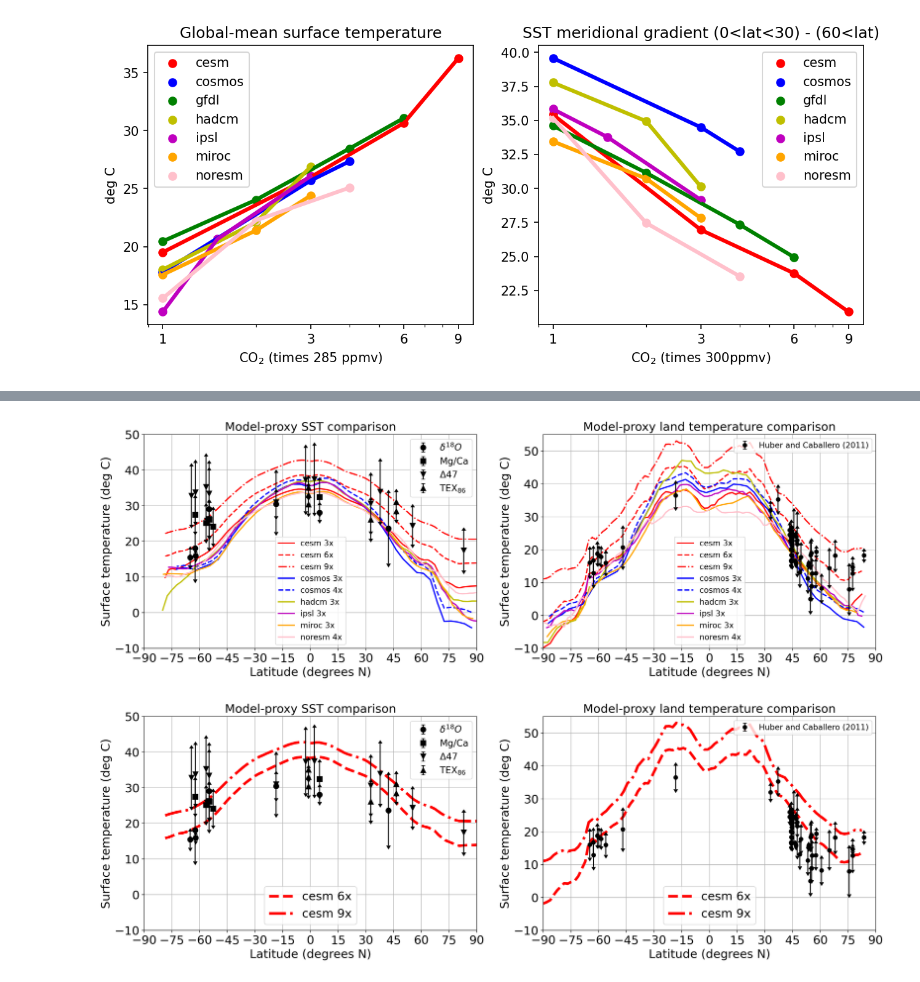
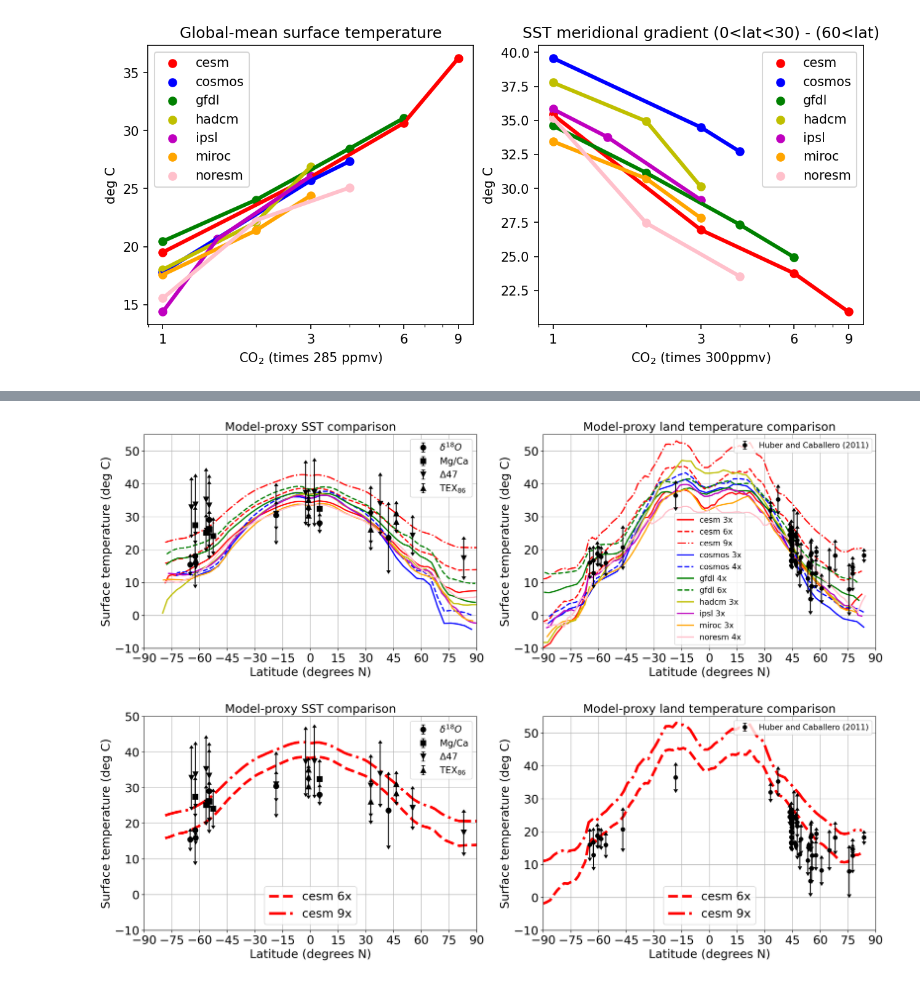
Before and after one commit to matthewjhenry/eocene, a Jupyter notebook: eocene_deepmip.ipynb, the cells around one changed output, grey strips where cells are left out. Drawn from its saved outputs; the diff is of its cells as text; code cells hidden in the pictures.

```diff
--- a/eocene_deepmip.ipynb
+++ b/eocene_deepmip.ipynb
@@ -397,8 +389,8 @@ ax1 = fig.add_subplot(121)
 (cesm_9x_ts.ts-273).where(cesm_sftlf.sftlf<0.1).mean(('lon','month')).plot(lw=2,c='r',ls='-.',label='cesm 9x')
 (cosmos_3x_ts.ts.mean('time')-273).where(cosmos_sftlf.sftlf.mean('time')<0.1).mean(('lon')).plot(lw=2,c='b',ls='-',label='cosmos 3x')
 (cosmos_4x_ts.ts.mean('time')-273).where(cosmos_sftlf.sftlf.mean('time')<0.1).mean(('lon')).plot(lw=2,c='b',ls='--',label='cosmos 4x')
-# (gfdl_4x_ts.ts-273).where(gfdl_sftlf.sftlf<0.1).mean(('lon','time')).plot(lw=2,c='g',ls='-',label='gfdl 4x')
-# (gfdl_6x_ts.ts-273).where(gfdl_sftlf.sftlf<0.1).mean(('lon','time')).plot(lw=2,c='g',ls='--',label='gfdl 6x')
+(gfdl_4x_ts.ts-273).where(gfdl_sftlf.sftlf.values<0.1).mean(('lon','time')).plot(lw=2,c='g',ls='-',label='gfdl 4x')
+(gfdl_6x_ts.ts-273).where(gfdl_sftlf.sftlf.values<0.1).mean(('lon','time')).plot(lw=2,c='g',ls='--',label='gfdl 6x')
 (hadcm_3x_ts.ts-273).where(hadcm_sftlf.sftlf<0.1).mean(('longitude','t')).plot(lw=2,c='y',ls='-',label='hadcm 3x')
 (ipsl_3x_ts.ts-273).where(ipsl_sftlf.sftlf<0.1).mean(('lon','time_counter')).plot(lw=2,c='m',ls='-',label='ipsl 3x')
 (miroc_3x_ts.ts.mean('time')-273).where(miroc_sftlf.sftlf.mean('time')<0.1).mean(('lon')).plot(lw=2,c='orange',ls='-',label='miroc 3x')
@@ -411,47 +403,47 @@ err3 = plt.errorbar(x=proxy.Paleolat_herold.where(proxy.Type==4),y=proxy.SST,yer
 
 plt.grid()
 leg1 = plt.legend([err0, err1, err2, err3], ['$\delta^{18}O$','Mg/Ca','$\Delta 47$','TEX$_{86}$'],loc='best',fontsize=14)
-plt.legend(loc='lower center',fontsize=12)
+# plt.legend(loc='lower center',fontsize=12)
 ax1.add_artist(leg1)
 plt.title('Model-proxy SST comparison',fontsize=18)
 plt.xticks(np.linspace(-90,90,13),fontsize=18)
 plt.yticks(np.linspace(-10,50,7),fontsize=18)
 plt.xlim([-90,90])
-plt.ylim([-10,50])
+plt.ylim([-10,55])
 plt.ylabel('Surface temperature (deg C)',fontsize=18)
 plt.xlabel('Latitude (degrees N)',fontsize=18)
 
 proxy = pd.read_csv('./../data_eocene/Huber_data.csv',header=None).T.to_xarray()
 
 ax2 = fig.add_subplot(122)
 (cesm_3x_ts.ts-273).where(cesm_sftlf.sftlf>0.1).mean(('lon','month')).plot(lw=2,c='r',ls='-',label='cesm 3x')
 (cesm_6x_ts.ts-273).where(cesm_sftlf.sftlf>0.1).mean(('lon','month')).plot(lw=2,c='r',ls='--',label='cesm 6x')
 (cesm_9x_ts.ts-273).where(cesm_sftlf.sftlf>0.1).mean(('lon','month')).plot(lw=2,c='r',ls='-.',label='cesm 9x')
 (cosmos_3x_ts.ts.mean('time')-273).where(cosmos_sftlf.mean('time').sftlf>0.1).mean(('lon')).plot(lw=2,c='b',ls='-',label='cosmos 3x')
 (cosmos_4x_ts.ts.mean('time')-273).where(cosmos_sftlf.mean('time').sftlf>0.1).mean(('lon')).plot(lw=2,c='b',ls='--',label='cosmos 4x')
-# (gfdl_4x_ts.ts-273).where(gfdl_sftlf.sftlf>0).mean(('lon','time')).plot(lw=1,c='g',ls='-',label='gfdl 4x')
-# (gfdl_6x_ts.ts-273).where(gfdl_sftlf.sftlf>0).mean(('lon','time')).plot(lw=1,c='g',ls='--',label='gfdl 6x')
+(gfdl_4x_ts.ts-273).where(gfdl_sftlf.sftlf.values>0).mean(('lon','time')).plot(lw=2,c='g',ls='-',label='gfdl 4x')
+(gfdl_6x_ts.ts-273).where(gfdl_sftlf.sftlf.values>0).mean(('lon','time')).plot(lw=2,c='g',ls='--',label='gfdl 6x')
 (hadcm_3x_ts.ts-273).where(hadcm_sftlf.sftlf>0.1).mean(('longitude','t')).plot(lw=2,c='y',ls='-',label='hadcm 3x')
 (ipsl_3x_ts.ts-273).where(ipsl_sftlf.sftlf>0.1).mean(('lon','time_counter')).plot(lw=2,c='m',ls='-',label='ipsl 3x')
 (miroc_3x_ts.ts.mean('time')-273).where(miroc_sftlf.mean('time').sftlf>0.1).mean(('lon')).plot(lw=2,c='orange',ls='-',label='miroc 3x')
 (noresm_4x_ts.ts-273).where(noresm_sftlf.sftlf>0.1).mean(('lon','time')).plot(lw=2,c='pink',ls='-',label='noresm 4x')
 
 err = plt.errorbar(x=proxy[0].values,y=proxy[2].values,yerr=proxy[3].values,fmt='o',c='k',markersize=6,zorder=11,uplims=True, lolims=True)
 
 plt.grid()
 leg2 = plt.legend([err], ['Huber and Caballero (2011)'],loc='upper right',fontsize=12)
 plt.legend(loc='lower center',fontsize=12)
 ax2.add_artist(leg2)
 plt.title('Model-proxy land temperature comparison',fontsize=18)
 plt.xticks(np.linspace(-90,90,13),fontsize=18)
 plt.yticks(np.linspace(-10,50,7),fontsize=18)
 plt.xlim([-90,90])
 plt.ylim([-10,55])
 plt.ylabel('Surface temperature (deg C)',fontsize=18)
 plt.xlabel('Latitude (degrees N)',fontsize=18)
 plt.show()
 # %% [output]
-[figure, old version]
+[figure, new version]
 # %%
 import pandas as pd
 proxy = pd.read_csv('./../data_isca/eocene.csv').to_xarray().set_coords(('Paleolat_herold'))
```
Also changed, not shown: parts of 21 cells of this notebook, 3 other files.
